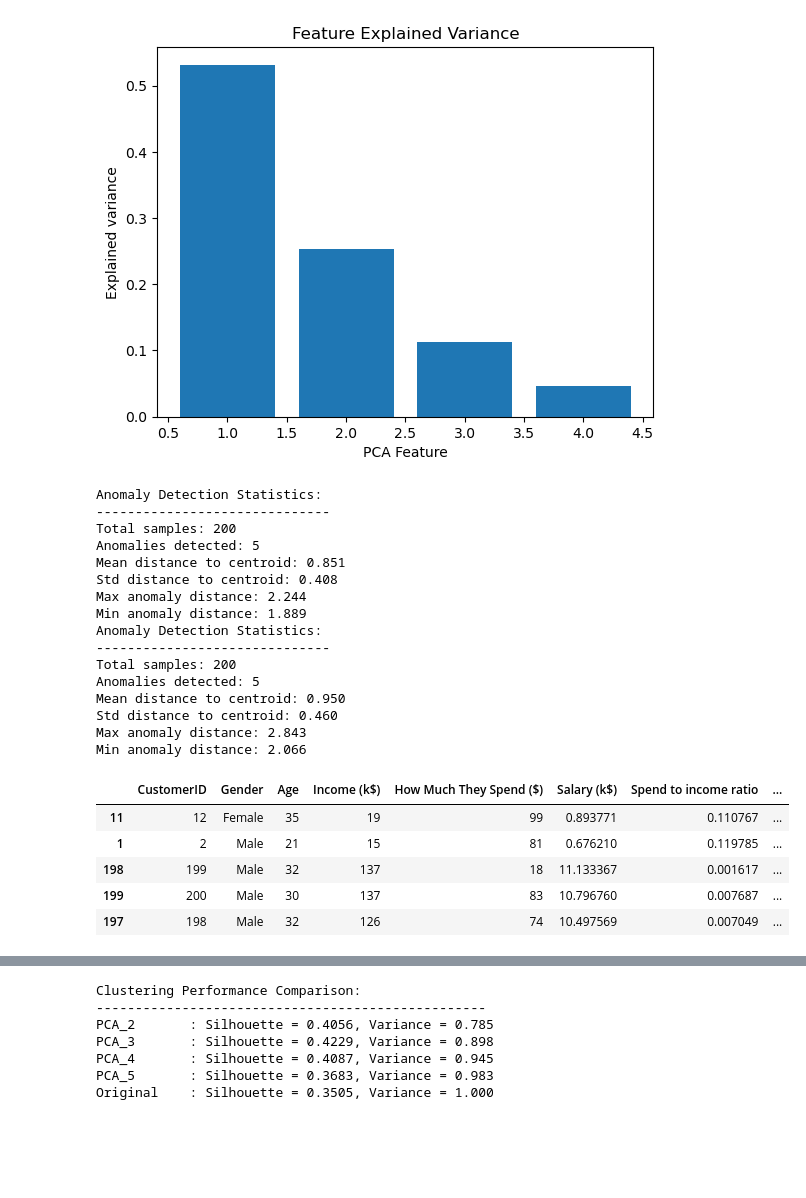
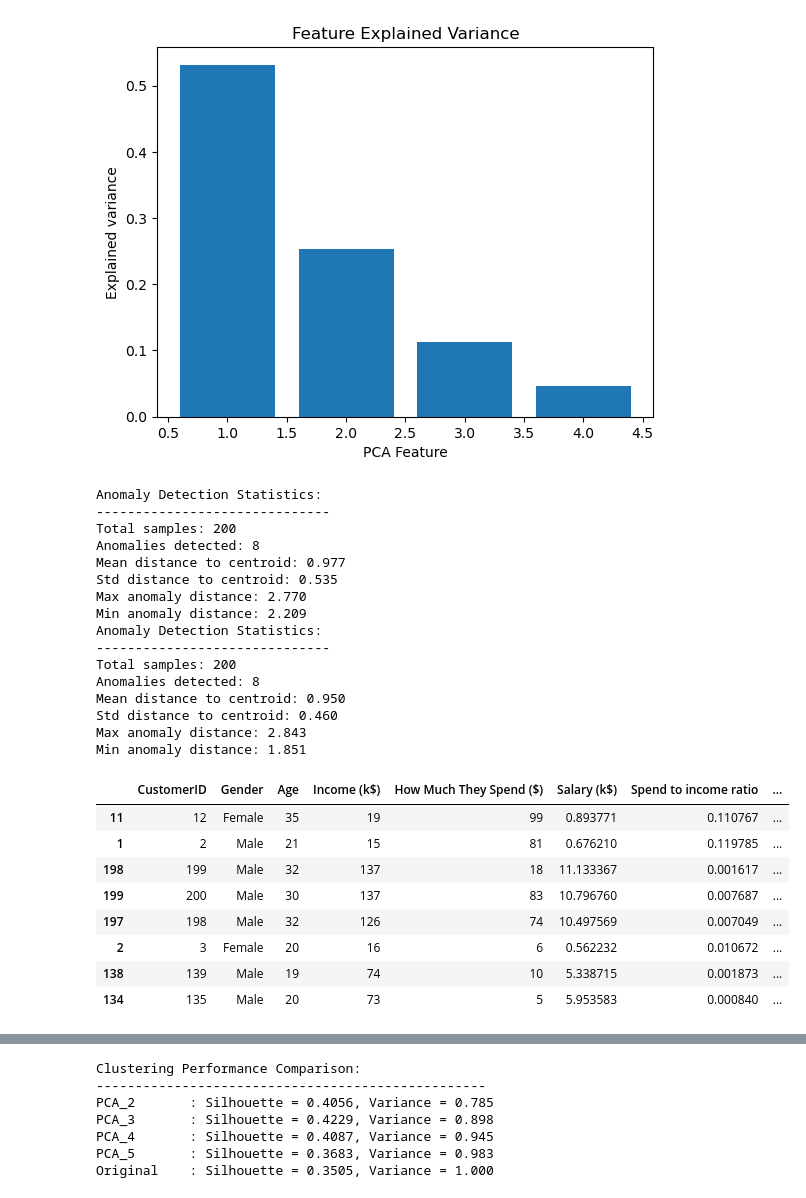
Before and after one commit to rogersoh/sp_AI_MachineLearning, a Jupyter notebook: Applied Machine Learning/assignment/ca2 assignment/part A.ipynb, the cells around one changed output, grey strips where cells are left out. Cells and saved outputs as stored; diff of their text form; code cells hidden in the pictures; blank space fills up the shorter version.

Commit message:
part A pipeline pca & cluster optimise

```diff
--- a/Applied Machine Learning/assignment/ca2 assignment/part A.ipynb
+++ b/Applied Machine Learning/assignment/ca2 assignment/part A.ipynb
@@ -500,32 +500,35 @@ def visualize_pca_clustering(data, n_components=3, n_clusters=6, n_anomalies = 5
   return anomaly_indices
 # %%
 # Visualize different PCA dimensions
-visualize_pca_clustering(customer_transform, n_components = 2, n_anomalies = 5)
-anomaly_indices_3d = visualize_pca_clustering(customer_transform, n_components = 3, n_anomalies = 5)
+anomaly_indices_2component = visualize_pca_clustering(customer_transform, n_components = 2, n_clusters = 4, n_anomalies = 8)
+anomaly_indices_3component = visualize_pca_clustering(customer_transform, n_components = 3, n_clusters = 6, n_anomalies = 8)
 # %% [output]
 Anomaly Detection Statistics:
 ------------------------------
 Total samples: 200
-Anomalies detected: 5
-Mean distance to centroid: 0.851
-Std distance to centroid: 0.408
-Max anomaly distance: 2.244
-Min anomaly distance: 1.889
+Anomalies detected: 8
+Mean distance to centroid: 0.977
+Std distance to centroid: 0.535
+Max anomaly distance: 2.770
+Min anomaly distance: 2.209
 Anomaly Detection Statistics:
 ------------------------------
 Total samples: 200
-Anomalies detected: 5
+Anomalies detected: 8
 Mean distance to centroid: 0.950
 Std distance to centroid: 0.460
 Max anomaly distance: 2.843
-Min anomaly distance: 2.066
+Min anomaly distance: 1.851
 # %%
-customer.iloc[anomaly_indices_3d,:]
+customer.iloc[anomaly_indices_3component,:]
 # %% [output]
 |  | CustomerID | Gender | Age | Income (k$) | How Much They Spend ($) | Salary (k$) | Spend to income ratio | ... |
 | 11 | 12 | Female | 35 | 19 | 99 | 0.893771 | 0.110767 | ... |
 | 1 | 2 | Male | 21 | 15 | 81 | 0.676210 | 0.119785 | ... |
 | 198 | 199 | Male | 32 | 137 | 18 | 11.133367 | 0.001617 | ... |
 | 199 | 200 | Male | 30 | 137 | 83 | 10.796760 | 0.007687 | ... |
 | 197 | 198 | Male | 32 | 126 | 74 | 10.497569 | 0.007049 | ... |
+| 2 | 3 | Female | 20 | 16 | 6 | 0.562232 | 0.010672 | ... |
+| 138 | 139 | Male | 19 | 74 | 10 | 5.338715 | 0.001873 | ... |
+| 134 | 135 | Male | 20 | 73 | 5 | 5.953583 | 0.000840 | ... |
 # %%
```
Also changed, not shown: parts of 2 cells of this notebook.
